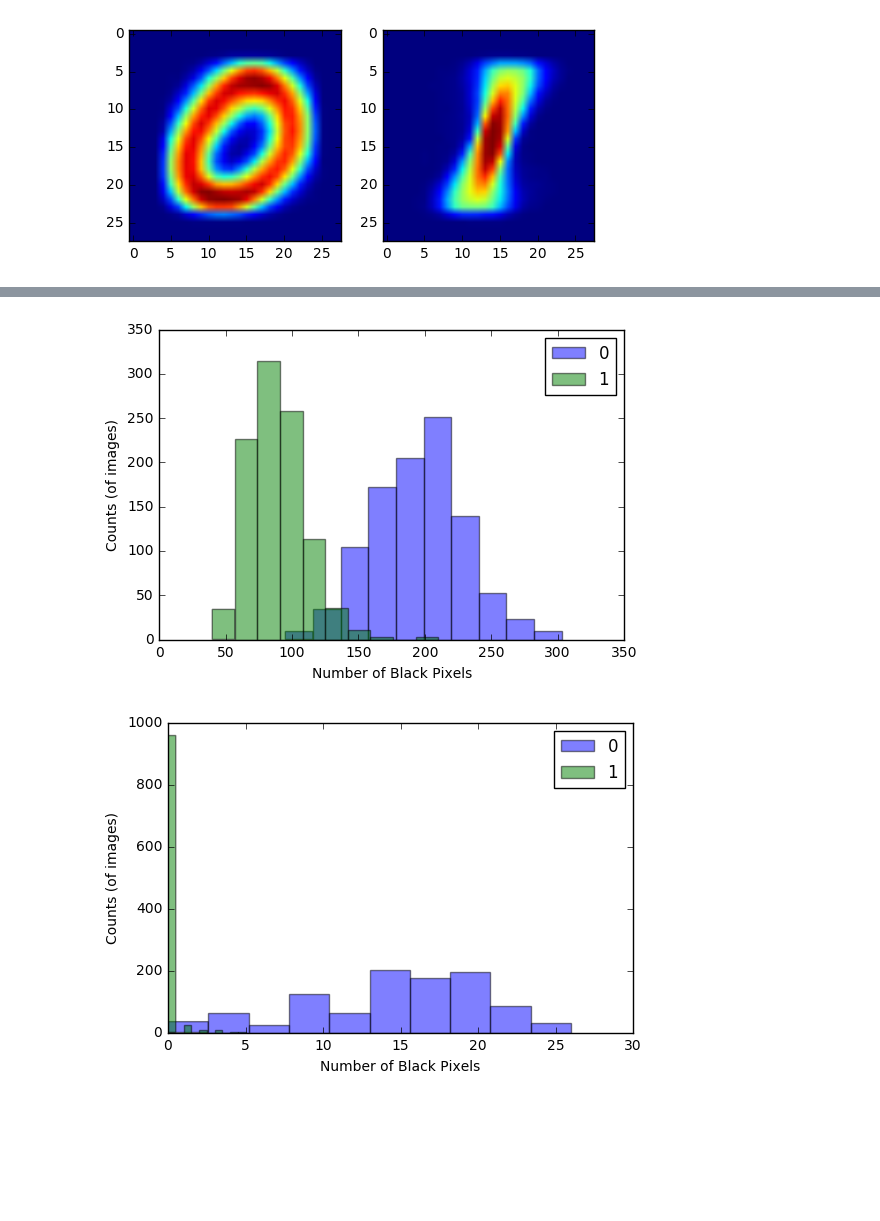
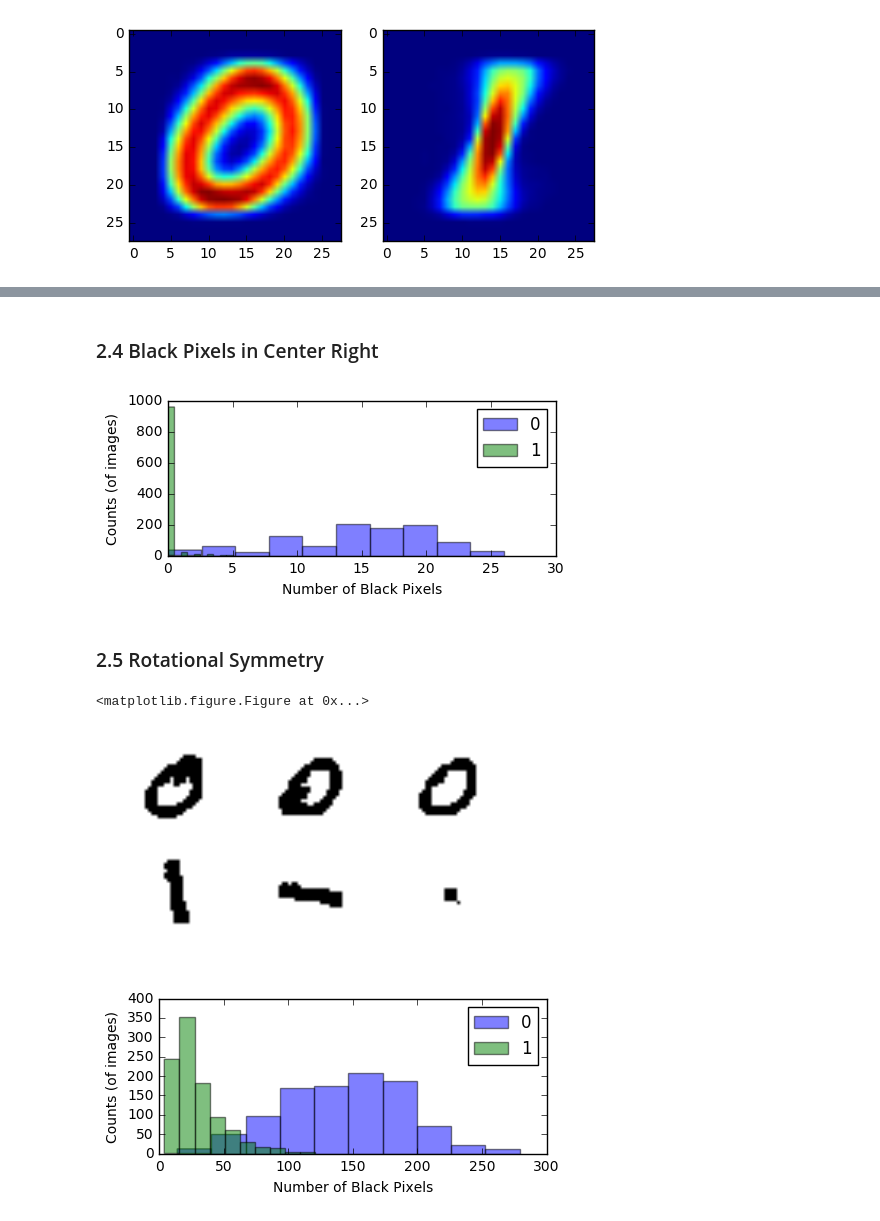
Before and after one commit to guojoanna/Scientific-Computing-in-Python-For-BMES, a Jupyter notebook: Image Processing.ipynb, the cells around one changed output, grey strips where cells are left out. Saved outputs shown, nothing was run; the diff lists cells and outputs as text; code cells hidden in the pictures; blank space fills up the shorter version.

```diff
--- a/Image Processing.ipynb
+++ b/Image Processing.ipynb
@@ -41,12 +81,11 @@ plt.imshow(allones);
 # %%
-width0 = []
-width1 = []
+zeros_black = []
+ones_black = []
 for i in range(1000):
-    ztemp = zeros[i, 12, :]
-    width0.append(np.max(np.nonzero(ztemp))-np.min(np.nonzero(ztemp)))
-    otemp = ones[i, 12, :]
-    width1.append(np.max(np.nonzero(otemp))-np.min(np.nonzero(otemp)))
-fig, ax = plt.subplots();
-ax.hist(width0, alpha = 0.5), ax.hist(width1, alpha = 0.5)
-plt.legend(['0', '1']); plt.xlabel('Number of Black Pixels'); plt.ylabel('Counts (of images)');
+    zeros_black.append(np.sum(zeros[i, :, :]))
+    ones_black.append(np.sum(ones[i, :, :]))
+fig, ax = plt.subplots(figsize=(5, 2));
+ax.hist(zeros_black, alpha = 0.5), ax.hist(ones_black, alpha = 0.5)
+plt.legend(['0', '1']); plt.xlabel('Total Number of Black Pixels')
+plt.ylabel('Counts (of images)');
 # %% [output]
@@ -58,22 +133,32 @@ np.nonzero(ztemp)
+# %% [markdown]
+### 2.4 Black Pixels in Center Right
 # %%
-zavg = []
-oavg = []
-for i in range(1000):
-    zavg.append(np.sum(zeros[i, :, :]))
-    oavg.append(np.sum(ones[i, :, :]))
-fig, ax = plt.subplots();
+zavg = [np.sum(zeros[i, 10:15, 20:]) for i in range(1000)]
+oavg = [np.sum(ones[i, 10:15, 20:]) for i in range(1000)]
+fig, ax = plt.subplots(figsize=(5, 2))
 ax.hist(zavg, alpha = 0.5), ax.hist(oavg, alpha = 0.5)
 plt.legend(['0', '1']); plt.xlabel('Number of Black Pixels'); plt.ylabel('Counts (of images)');
 # %% [output]
-[figure, old version]
+[figure, new version]
+# %% [markdown]
+### 2.5 Rotational Symmetry
+# %%
+plt.set_cmap(matplotlib.cm.Greys)
+plt.figure(figsize=(5, 2.5))
+plt.subplot(2, 3, 1), plt.imshow(zeros[1, :, :]), plt.axis('off')
+plt.subplot(2, 3, 2), plt.imshow(zeros[1, :, :].T), plt.axis('off')
+plt.subplot(2, 3, 3), plt.imshow(zeros[1, :, :]*zeros[1, :, :].T), plt.axis('off')
+plt.subplot(2, 3, 4), plt.imshow(ones[1, :, :]), plt.axis('off')
+plt.subplot(2, 3, 5), plt.imshow(ones[1, :, :].T), plt.axis('off')
+plt.subplot(2, 3, 6), plt.imshow(ones[1, :, :]*ones[1, :, :].T); plt.axis('off');
+# %% [output]
+<matplotlib.figure.Figure at 0x...>
+[figure, added]
 # %%
-zavg = []
-oavg = []
-for i in range(1000):
-    zavg.append(np.sum(zeros[i, 10:15, 20:]))
-    oavg.append(np.sum(ones[i, 10:15, 20:]))
-fig, ax = plt.subplots()
-ax.hist(zavg, alpha = 0.5), ax.hist(oavg, alpha = 0.5)
+overlap0 = [np.sum(zeros[i, :, :]*zeros[i, :, :].T) for i in range(1000)]
+overlap1 = [np.sum(ones[i, :, :]*ones[i, :, :].T) for i in range(1000)]
+fig, ax = plt.subplots(figsize=(5, 2))
+ax.hist(overlap0, alpha = 0.5), ax.hist(overlap1, alpha = 0.5)
 plt.legend(['0', '1']); plt.xlabel('Number of Black Pixels'); plt.ylabel('Counts (of images)');
 # %% [output]
-[figure, old version]
+[figure, new version]
```
Also changed, not shown: parts of 21 cells of this notebook.
